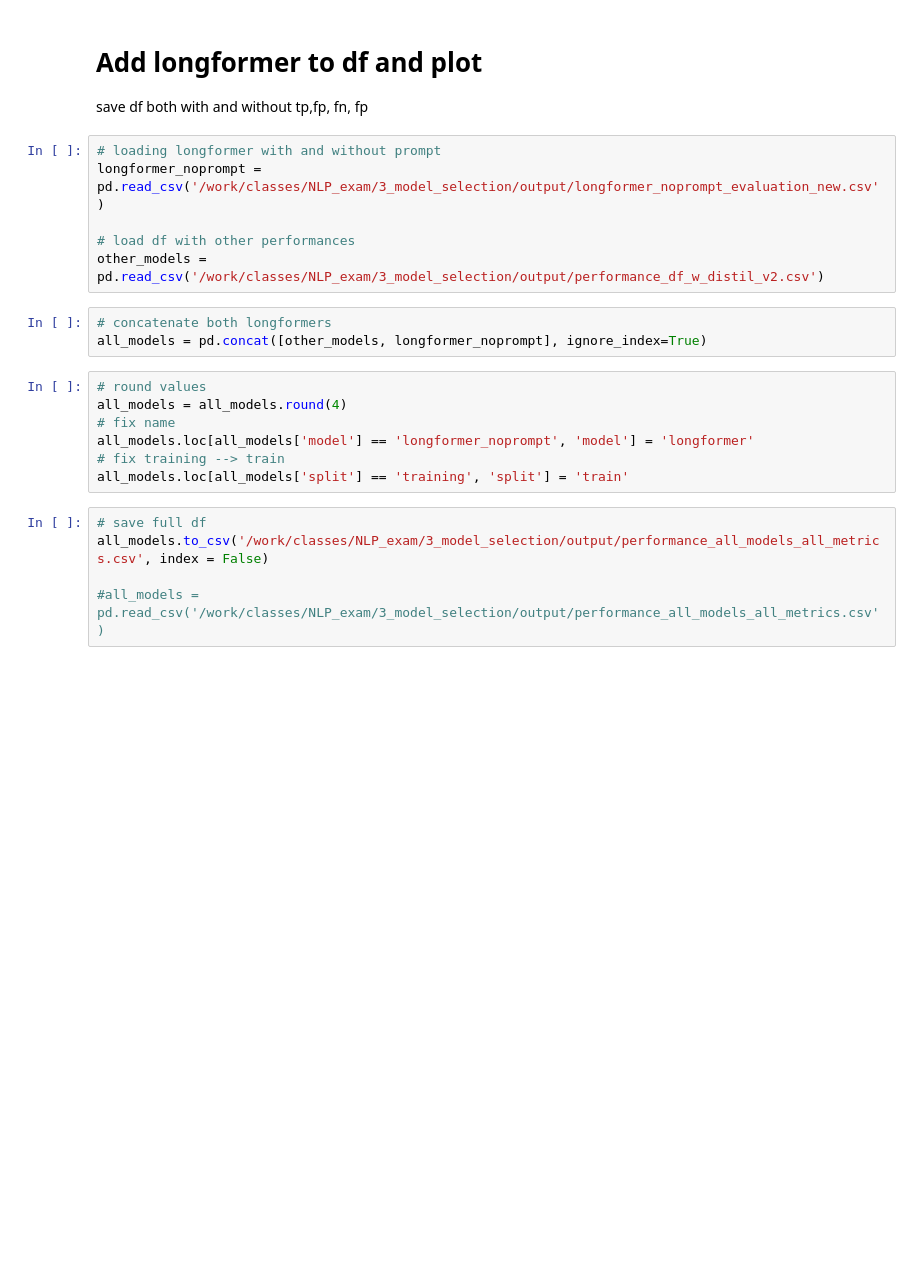
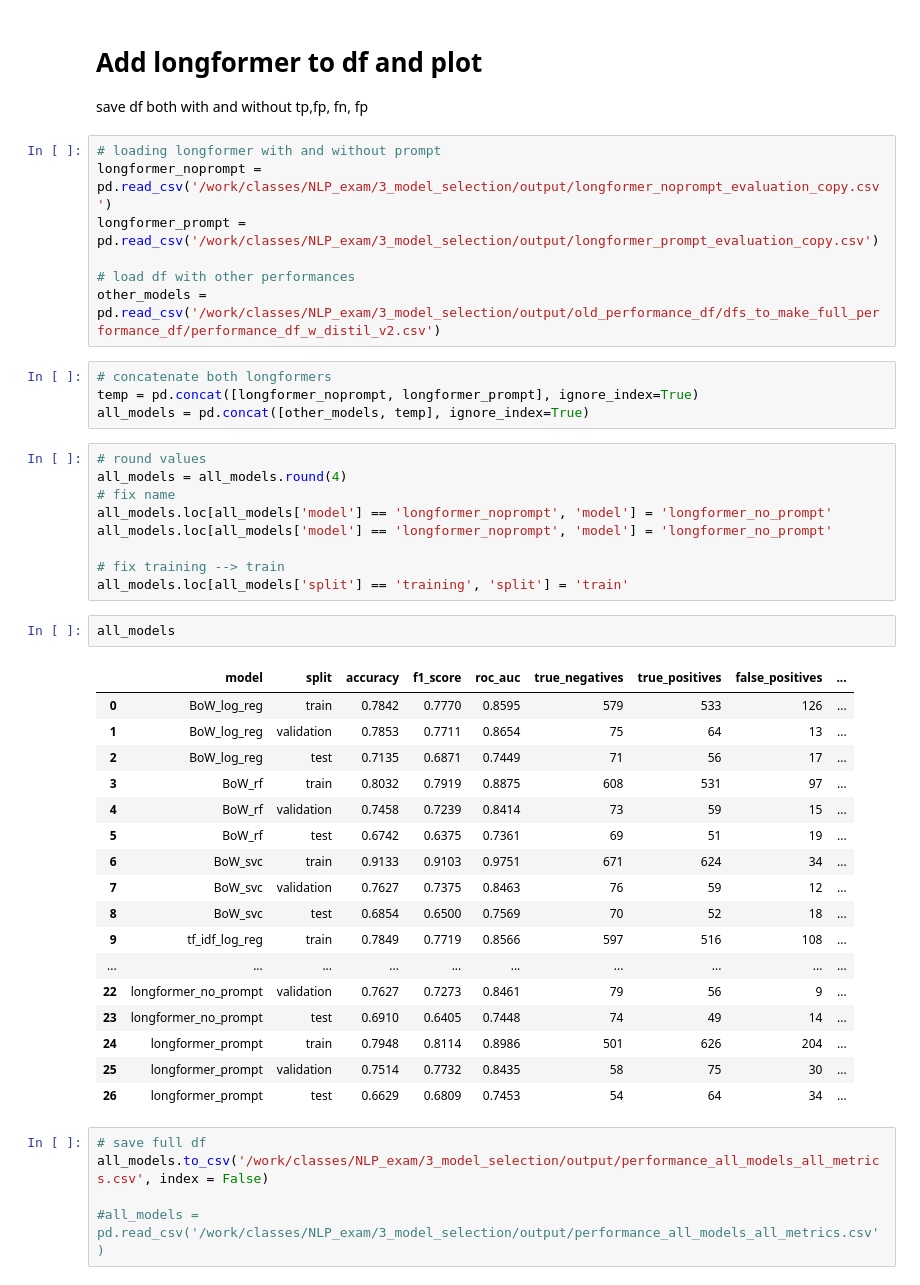
Before and after one commit to sigridbom/NLP_exam, a Jupyter notebook: 3_model_selection/DistilRoBERTa.ipynb, the cells around one changed output. Drawn from its saved outputs; the diff is of its cells as text; blank space fills up the shorter version.

```diff
--- a/3_model_selection/DistilRoBERTa.ipynb
+++ b/3_model_selection/DistilRoBERTa.ipynb
@@ -288,20 +288,44 @@ plt.show()
 save df both with and without tp,fp, fn, fp
 # %%
 # loading longformer with and without prompt
-longformer_noprompt = pd.read_csv('/work/classes/NLP_exam/3_model_selection/output/longformer_noprompt_evaluation_new.csv')
+longformer_noprompt = pd.read_csv('/work/classes/NLP_exam/3_model_selection/output/longformer_noprompt_evaluation_copy.csv')
+longformer_prompt = pd.read_csv('/work/classes/NLP_exam/3_model_selection/output/longformer_prompt_evaluation_copy.csv')
 
 # load df with other performances
-other_models = pd.read_csv('/work/classes/NLP_exam/3_model_selection/output/performance_df_w_distil_v2.csv')
+other_models = pd.read_csv('/work/classes/NLP_exam/3_model_selection/output/old_performance_df/dfs_to_make_full_performance_df/performance_df_w_distil_v2.csv')
 # %%
 # concatenate both longformers
-all_models = pd.concat([other_models, longformer_noprompt], ignore_index=True)
+temp = pd.concat([longformer_noprompt, longformer_prompt], ignore_index=True)
+all_models = pd.concat([other_models, temp], ignore_index=True)
 # %%
 # round values
 all_models = all_models.round(4)
 # fix name
-all_models.loc[all_models['model'] == 'longformer_noprompt', 'model'] = 'longformer'
+all_models.loc[all_models['model'] == 'longformer_noprompt', 'model'] = 'longformer_no_prompt'
+all_models.loc[all_models['model'] == 'longformer_noprompt', 'model'] = 'longformer_no_prompt'
+
 # fix training --> train
 all_models.loc[all_models['split'] == 'training', 'split'] = 'train'
+# %%
+all_models
+# %% [output]
+|  | model | split | accuracy | f1_score | roc_auc | true_negatives | true_positives | false_positives | ... |
+| 0 | BoW_log_reg | train | 0.7842 | 0.7770 | 0.8595 | 579 | 533 | 126 | ... |
+| 1 | BoW_log_reg | validation | 0.7853 | 0.7711 | 0.8654 | 75 | 64 | 13 | ... |
+| 2 | BoW_log_reg | test | 0.7135 | 0.6871 | 0.7449 | 71 | 56 | 17 | ... |
+| 3 | BoW_rf | train | 0.8032 | 0.7919 | 0.8875 | 608 | 531 | 97 | ... |
+| 4 | BoW_rf | validation | 0.7458 | 0.7239 | 0.8414 | 73 | 59 | 15 | ... |
+| 5 | BoW_rf | test | 0.6742 | 0.6375 | 0.7361 | 69 | 51 | 19 | ... |
+| 6 | BoW_svc | train | 0.9133 | 0.9103 | 0.9751 | 671 | 624 | 34 | ... |
+| 7 | BoW_svc | validation | 0.7627 | 0.7375 | 0.8463 | 76 | 59 | 12 | ... |
+| 8 | BoW_svc | test | 0.6854 | 0.6500 | 0.7569 | 70 | 52 | 18 | ... |
+| 9 | tf_idf_log_reg | train | 0.7849 | 0.7719 | 0.8566 | 597 | 516 | 108 | ... |
+| ... | ... | ... | ... | ... | ... | ... | ... | ... | ... |
+| 22 | longformer_no_prompt | validation | 0.7627 | 0.7273 | 0.8461 | 79 | 56 | 9 | ... |
+| 23 | longformer_no_prompt | test | 0.6910 | 0.6405 | 0.7448 | 74 | 49 | 14 | ... |
+| 24 | longformer_prompt | train | 0.7948 | 0.8114 | 0.8986 | 501 | 626 | 204 | ... |
+| 25 | longformer_prompt | validation | 0.7514 | 0.7732 | 0.8435 | 58 | 75 | 30 | ... |
+| 26 | longformer_prompt | test | 0.6629 | 0.6809 | 0.7453 | 54 | 64 | 34 | ... |
 # %%
 # save full df
 all_models.to_csv('/work/classes/NLP_exam/3_model_selection/output/performance_all_models_all_metrics.csv', index = False)
```
Also changed, not shown: parts of 2 cells of this notebook, 3 other files.
